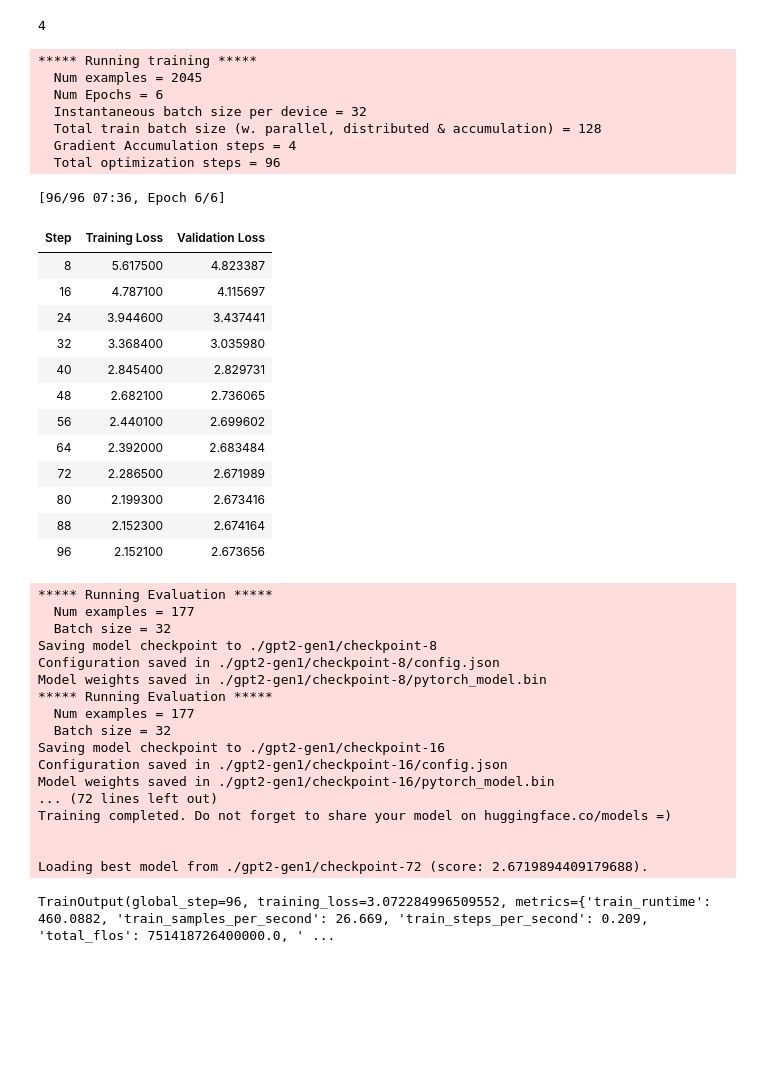
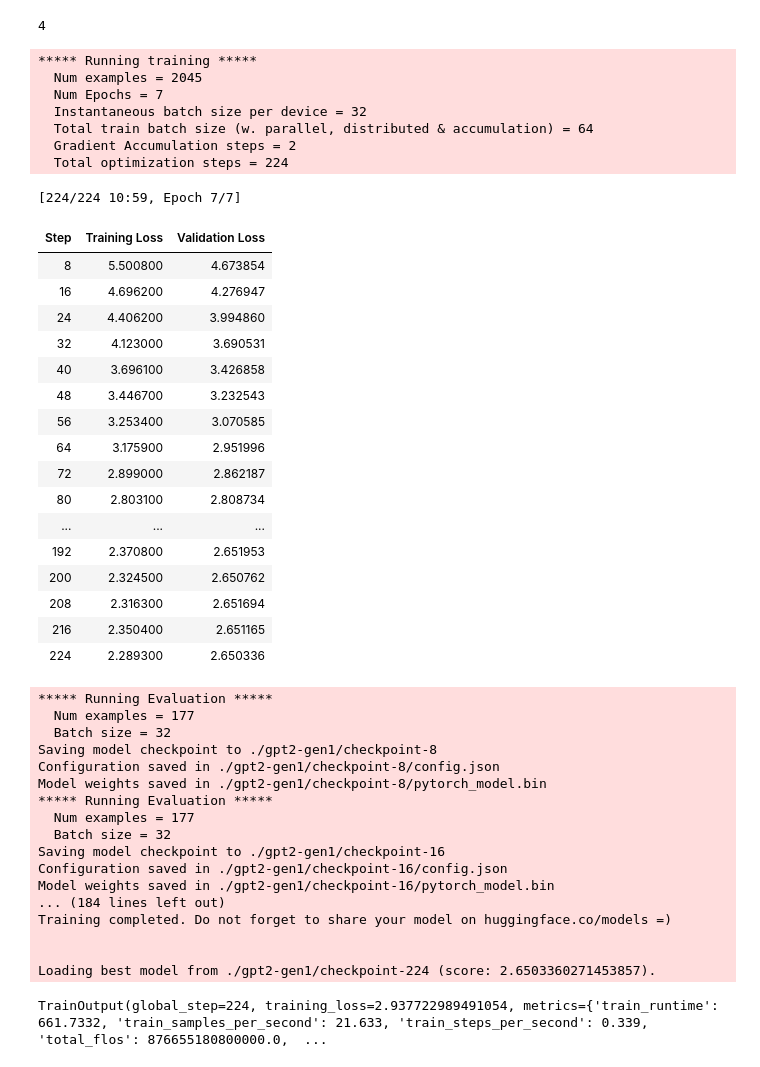
Before and after one commit to IlyaGusev/HeadlineCause, a Jupyter notebook: notebooks/HeadlineCauseGPT.ipynb, the cells around one changed output. Cells and saved outputs as stored; diff of their text form; code cells hidden in the pictures; blank space fills up the shorter version.

```diff
--- a/notebooks/HeadlineCauseGPT.ipynb
+++ b/notebooks/HeadlineCauseGPT.ipynb
@@ -58,5 +58,6 @@ ru_agg.jsonl
 # %%
 import json
+
 
 def read_jsonl(file_name):
     records = []
@@ -66,23 +67,27 @@ def read_jsonl(file_name):
             records.append(record)
     return records
 
+
 def fix_records(records):
     fixed_records = []
     for r in records:
         result = r["simple_result"]
         if not result.startswith("right") and not result.startswith("left"):
             continue
+        if r["simple_agreement"] < 0.69:
+            continue
         if result.startswith("right"):
             r["left_title"], r["right_title"] = r["right_title"], r["left_title"]
         fixed_records.append(r)
     return fixed_records
 
-ru_train_records = fix_records(read_jsonl("simple_ru_train.jsonl"))
-ru_val_records = fix_records(read_jsonl("simple_ru_val.jsonl"))
-ru_test_records = fix_records(read_jsonl("simple_ru_test.jsonl"))
-en_train_records = fix_records(read_jsonl("simple_en_train.jsonl"))
-en_val_records = fix_records(read_jsonl("simple_en_val.jsonl"))
-en_test_records = fix_records(read_jsonl("simple_en_test.jsonl"))
+
+ru_train_records = fix_records(read_jsonl("ru/simple/train.jsonl"))
+ru_val_records = fix_records(read_jsonl("ru/simple/val.jsonl"))
+ru_test_records = fix_records(read_jsonl("ru/simple/test.jsonl"))
+en_train_records = fix_records(read_jsonl("en/simple/train.jsonl"))
+en_val_records = fix_records(read_jsonl("en/simple/val.jsonl"))
+en_test_records = fix_records(read_jsonl("en/simple/test.jsonl"))
 # %%
 import random
 import torch
@@ -106,17 +269,20 @@ import torch
 from torch.utils.data import Dataset
 
 class LineByLineTextDataset(Dataset):
-    def __init__(self, records, max_tokens, tokenizer):
+    def __init__(self, records, max_tokens, tokenizer, sep_token=". ", eos_token="<|endoftext|>"):
         self.tokenizer = tokenizer
         self.max_tokens = max_tokens
         self.records = records
+        self.sep_token = sep_token
+        self.eos_token = eos_token
 
     def __len__(self):
         return len(self.records)
 
     def embed_record(self, record):
+        text = record["left_title"] + self.sep_token + record["right_title"] + self.sep_token + self.eos_token
         inputs = self.tokenizer(
-            text=record["left_title"] +'. '+record["right_title"]+'. <|endoftext|>',
+            text=text,
             add_special_tokens=True,
             max_length=self.max_tokens,
             truncation="longest_first",
@@ -154,17 +320,17 @@ from torch.utils.data import DataLoader, RandomSampler
 
 MAX_TOKENS = 120
 
-ru_train_data = LineByLineTextDataset(ru_train_records, MAX_TOKENS, ru_tokenizer)
-ru_val_data = LineByLineTextDataset(ru_val_records, MAX_TOKENS, ru_tokenizer)
+ru_train_data = LineByLineTextDataset(ru_train_records, MAX_TOKENS, ru_tokenizer, sep_token="<|sep|>")
+ru_val_data = LineByLineTextDataset(ru_val_records, MAX_TOKENS, ru_tokenizer, sep_token="<|sep|>")
 # %%
 from transformers import Trainer, TrainingArguments, DataCollatorForLanguageModeling
 
-EPOCHS = 6
+EPOCHS = 7
 EVAL_STEPS = 8
-WARMUP_STEPS = 8
-LR = 6e-05
+WARMUP_STEPS = 4
+LR = 2e-05
 BATCH_SIZE = 32
-GRAD_ACCUM_STEPS = 4
+GRAD_ACCUM_STEPS = 2
 
 training_args = TrainingArguments(
     output_dir="./gpt2-gen1",
@@ -177,50 +343,54 @@ training_args = TrainingArguments(
     save_steps=EVAL_STEPS,
     warmup_steps=WARMUP_STEPS,
     learning_rate=LR,
     num_train_epochs=EPOCHS,
     gradient_accumulation_steps=GRAD_ACCUM_STEPS,
     report_to="none",
     prediction_loss_only=True,
     load_best_model_at_end=True,
     save_total_limit=1
 )
 
 data_collator = DataCollatorForLanguageModeling(
     tokenizer=ru_tokenizer, mlm=False,
 )
 
 trainer = Trainer(
     model=ru_model,
     args=training_args,
     data_collator=data_collator,
     train_dataset=ru_train_data,
     eval_dataset=ru_val_data
 )
 
 !rm -rf gpt2-gen1
 trainer.train()
 # %% [output]
 ***** Running training *****
   Num examples = 2045
-  Num Epochs = 6
+  Num Epochs = 7
   Instantaneous batch size per device = 32
-  Total train batch size (w. parallel, distributed & accumulation) = 128
-  Gradient Accumulation steps = 4
-  Total optimization steps = 96
+  Total train batch size (w. parallel, distributed & accumulation) = 64
+  Gradient Accumulation steps = 2
+  Total optimization steps = 224
-[96/96 07:36, Epoch 6/6]
+[224/224 10:59, Epoch 7/7]
 | Step | Training Loss | Validation Loss |
-| 8 | 5.617500 | 4.823387 |
-| 16 | 4.787100 | 4.115697 |
-| 24 | 3.944600 | 3.437441 |
-| 32 | 3.368400 | 3.035980 |
-| 40 | 2.845400 | 2.829731 |
-| 48 | 2.682100 | 2.736065 |
-| 56 | 2.440100 | 2.699602 |
-| 64 | 2.392000 | 2.683484 |
-| 72 | 2.286500 | 2.671989 |
-| 80 | 2.199300 | 2.673416 |
-| 88 | 2.152300 | 2.674164 |
-| 96 | 2.152100 | 2.673656 |
+| 8 | 5.500800 | 4.673854 |
+| 16 | 4.696200 | 4.276947 |
+| 24 | 4.406200 | 3.994860 |
+| 32 | 4.123000 | 3.690531 |
+| 40 | 3.696100 | 3.426858 |
+| 48 | 3.446700 | 3.232543 |
+| 56 | 3.253400 | 3.070585 |
+| 64 | 3.175900 | 2.951996 |
+| 72 | 2.899000 | 2.862187 |
+| 80 | 2.803100 | 2.808734 |
+| ... | ... | ... |
+| 192 | 2.370800 | 2.651953 |
+| 200 | 2.324500 | 2.650762 |
+| 208 | 2.316300 | 2.651694 |
+| 216 | 2.350400 | 2.651165 |
+| 224 | 2.289300 | 2.650336 |
 ***** Running Evaluation *****
   Num examples = 177
   Batch size = 32
@@ -233,12 +403,12 @@ Model weights saved in ./gpt2-gen1/checkpoint-8/pytorch_model.bin
 Saving model checkpoint to ./gpt2-gen1/checkpoint-16
 Configuration saved in ./gpt2-gen1/checkpoint-16/config.json
 Model weights saved in ./gpt2-gen1/checkpoint-16/pytorch_model.bin
-... (72 lines left out)
+... (184 lines left out)
 Training completed. Do not forget to share your model on huggingface.co/models =)
 
 
-Loading best model from ./gpt2-gen1/checkpoint-72 (score: 2.6719894409179688).
+Loading best model from ./gpt2-gen1/checkpoint-224 (score: 2.6503360271453857).
-TrainOutput(global_step=96, training_loss=3.072284996509552, metrics={'train_runtime': 460.0882, 'train_samples_per_second': 26.669, 'train_steps_per_second': 0.209, 'total_flos': 751418726400000.0, ' ...
+TrainOutput(global_step=224, training_loss=2.937722989491054, metrics={'train_runtime': 661.7332, 'train_samples_per_second': 21.633, 'train_steps_per_second': 0.339, 'total_flos': 876655180800000.0,  ...
 # %%
 import transformers
 transformers.logging.set_verbosity_error()
```
Also changed, not shown: parts of 22 cells of this notebook.
